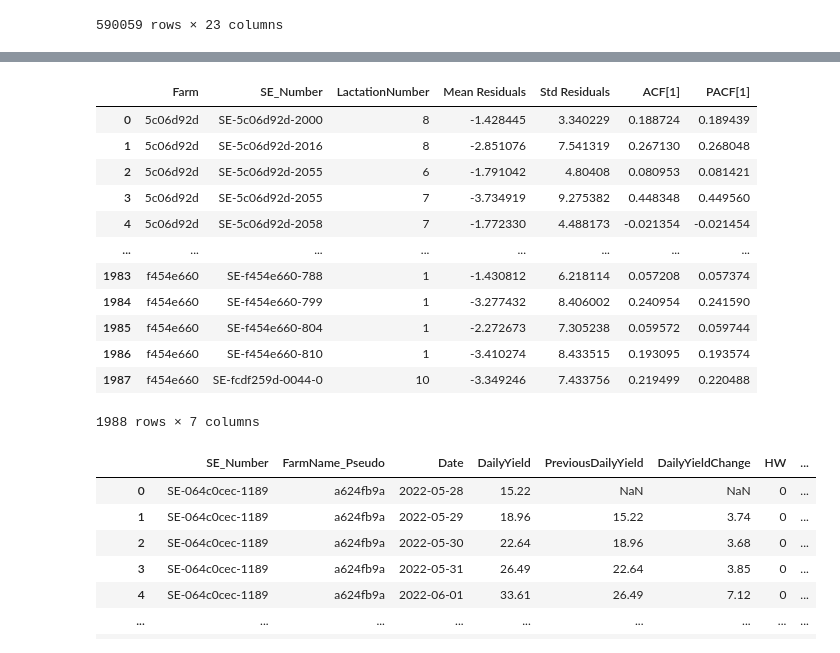
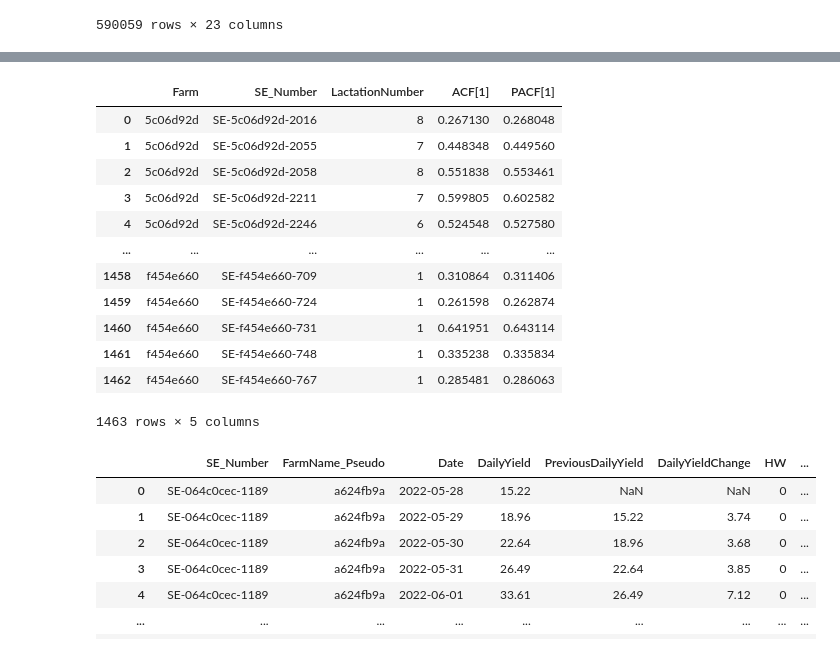
Before and after one commit to jockepolis/HeatStressEvaluationSummer24, a Jupyter notebook: IdentifyHeatstress/WilminksQuantile.ipynb, the cells around one changed output, grey strips where cells are left out. Saved outputs shown, nothing was run; the diff lists cells and outputs as text; code cells hidden in the pictures.

```diff
--- a/IdentifyHeatstress/WilminksQuantile.ipynb
+++ b/IdentifyHeatstress/WilminksQuantile.ipynb
@@ -478,14 +478,13 @@ data_cleaned
 | 605447 | SE-fcdf259d-0044-0 | f454e660 | 2023-06-13 | 7.96 | 12.27 | -4.31 | 0 | ... |
 590059 rows × 23 columns
 # %%
-# Group by 'FarmName_Pseudo' to perform calculations at the farm level
 farm_results = []
 
 for farm_name, farm_group in data_cleaned.groupby('FarmName_Pseudo'):
     farm_residuals = []
 
     for se_number, cow_group in farm_group.groupby('SE_Number'):
-        residuals = cow_group['Residuals']
+        residuals = cow_group['Residuals'].dropna()  # Drop NaN values
 
         if len(residuals) > 1:  # Ensure there are residuals to analyze
             farm_residuals.append(residuals)
@@ -494,18 +493,18 @@ for farm_name, farm_group in data_cleaned.groupby('FarmName_Pseudo'):
         # Combine residuals from all cows in the farm
         combined_residuals = np.concatenate(farm_residuals)
 
-        # Calculate farm-level statistics
-        mean_residuals = combined_residuals.mean()
-        std_residuals = combined_residuals.std()
-        acf_values = acf(combined_residuals, nlags=30, fft=False)
-        pacf_values = pacf(combined_residuals, nlags=min(30, len(combined_residuals)//2))
+        if len(combined_residuals) > 1:  # Ensure enough data to perform calculations
+            # Calculate farm-level statistics
+            acf_values = acf(combined_residuals, nlags=30, fft=False)
+            pacf_values = pacf(combined_residuals, nlags=min(30, len(combined_residuals)//2))
 
-        # Print the farm-level statistics
-        print(f"Farm: {farm_name}")
-        print(f"Mean Residuals: {mean_residuals}")
-        print(f"Standard Deviation of Residuals: {std_residuals}")
-        print(f"ACF (first 5 lags): {acf_values[:5]}")
-        print(f"PACF (first 5 lags): {pacf_values[:5]}")
+            # Print the farm-level statistics
+            print(f"Farm: {farm_name}")
+            print(f"ACF (first 5 lags): {acf_values[:5]}")
+            print(f"PACF (first 5 lags): {pacf_values[:5]}")
+        else:
+            print(f"Farm: {farm_name} does not have enough data for reliable calculations.")
+
         print("=" * 50)
 # %% [output]
 Farm: 5c06d92d
@@ -541,17 +532,14 @@ for farm_name, farm_group in data_cleaned.groupby('FarmName_Pseudo'):
 
     for (se_number, lactation_number), cow_group in farm_group.groupby(['SE_Number', 'LactationNumber']):
         residuals = cow_group['Residuals']
+        residuals = cow_group['Residuals'].dropna()  # Drop NaN values
 
         if len(residuals) > 1:  # Ensure there are residuals to analyze
-            mean_residuals = residuals.mean()
-            std_residuals = residuals.std()
             acf_values = acf(residuals, nlags=30, fft=False)
             pacf_values = pacf(residuals, nlags=min(30, len(residuals)//2))
 
             # Print the statistics
             print(f"\nCow: {se_number}, Lactation Number: {lactation_number}")
-            print(f"Mean Residuals: {mean_residuals}")
-            print(f"Standard Deviation of Residuals: {std_residuals}")
             print(f"ACF (first 5 lags): {acf_values[:5]}")
             print(f"PACF (first 5 lags): {pacf_values[:5]}")
             print("-" * 50)
@@ -599,53 +587,47 @@ std_residual_threshold = 7.5
 acf_threshold = 0.25
 pacf_threshold = 0.25
 
 # List to collect flagged combinations
 flagged_combinations = []
 
 for farm_name, farm_group in data_cleaned.groupby('FarmName_Pseudo'):
     for (se_number, lactation_number), cow_group in farm_group.groupby(['SE_Number', 'LactationNumber']):
         residuals = cow_group['Residuals'].dropna()
 
         if len(residuals) > 1:  # Ensure there are residuals to analyze
-            mean_residuals = residuals.mean()
-            std_residuals = residuals.std()
             acf_values = acf(residuals, nlags=30, fft=False)
             pacf_values = pacf(residuals, nlags=min(30, len(residuals)//2))
 
             # Check against thresholds
-            if (abs(mean_residuals) > mean_residual_threshold or
-                std_residuals > std_residual_threshold or
-                abs(acf_values[1]) > acf_threshold or
+            if (abs(acf_values[1]) > acf_threshold or
                 abs(pacf_values[1]) > pacf_threshold):
 
                 # Collect the combination if it exceeds any threshold
                 flagged_combinations.append({
                     'Farm': farm_name,
                     'SE_Number': se_number,
                     'LactationNumber': lactation_number,
-                    'Mean Residuals': mean_residuals,
-                    'Std Residuals': std_residuals,
                     'ACF[1]': acf_values[1],
                     'PACF[1]': pacf_values[1]
                 })
 
 # Convert to a DataFrame for easier inspection
 flagged_df = pd.DataFrame(flagged_combinations)
 flagged_df
 # %% [output]
-|  | Farm | SE_Number | LactationNumber | Mean Residuals | Std Residuals | ACF[1] | PACF[1] |
-| 0 | 5c06d92d | SE-5c06d92d-2000 | 8 | -1.428445 | 3.340229 | 0.188724 | 0.189439 |
-| 1 | 5c06d92d | SE-5c06d92d-2016 | 8 | -2.851076 | 7.541319 | 0.267130 | 0.268048 |
-| 2 | 5c06d92d | SE-5c06d92d-2055 | 6 | -1.791042 | 4.80408 | 0.080953 | 0.081421 |
-| 3 | 5c06d92d | SE-5c06d92d-2055 | 7 | -3.734919 | 9.275382 | 0.448348 | 0.449560 |
-| 4 | 5c06d92d | SE-5c06d92d-2058 | 7 | -1.772330 | 4.488173 | -0.021354 | -0.021454 |
-| ... | ... | ... | ... | ... | ... | ... | ... |
-| 1983 | f454e660 | SE-f454e660-788 | 1 | -1.430812 | 6.218114 | 0.057208 | 0.057374 |
-| 1984 | f454e660 | SE-f454e660-799 | 1 | -3.277432 | 8.406002 | 0.240954 | 0.241590 |
-| 1985 | f454e660 | SE-f454e660-804 | 1 | -2.272673 | 7.305238 | 0.059572 | 0.059744 |
-| 1986 | f454e660 | SE-f454e660-810 | 1 | -3.410274 | 8.433515 | 0.193095 | 0.193574 |
-| 1987 | f454e660 | SE-fcdf259d-0044-0 | 10 | -3.349246 | 7.433756 | 0.219499 | 0.220488 |
+|  | Farm | SE_Number | LactationNumber | ACF[1] | PACF[1] |
+| 0 | 5c06d92d | SE-5c06d92d-2016 | 8 | 0.267130 | 0.268048 |
+| 1 | 5c06d92d | SE-5c06d92d-2055 | 7 | 0.448348 | 0.449560 |
+| 2 | 5c06d92d | SE-5c06d92d-2058 | 8 | 0.551838 | 0.553461 |
+| 3 | 5c06d92d | SE-5c06d92d-2211 | 7 | 0.599805 | 0.602582 |
+| 4 | 5c06d92d | SE-5c06d92d-2246 | 6 | 0.524548 | 0.527580 |
+| ... | ... | ... | ... | ... | ... |
+| 1458 | f454e660 | SE-f454e660-709 | 1 | 0.310864 | 0.311406 |
+| 1459 | f454e660 | SE-f454e660-724 | 1 | 0.261598 | 0.262874 |
+| 1460 | f454e660 | SE-f454e660-731 | 1 | 0.641951 | 0.643114 |
+| 1461 | f454e660 | SE-f454e660-748 | 1 | 0.335238 | 0.335834 |
+| 1462 | f454e660 | SE-f454e660-767 | 1 | 0.285481 | 0.286063 |
-1988 rows × 7 columns
+1463 rows × 5 columns
 # %%
 # Define the Wilmink Lactation Curve function
 def wilmink_lactation_curve(dim, a, b, c, d):
```
Also changed, not shown: parts of 8 cells of this notebook, 1 other file.
